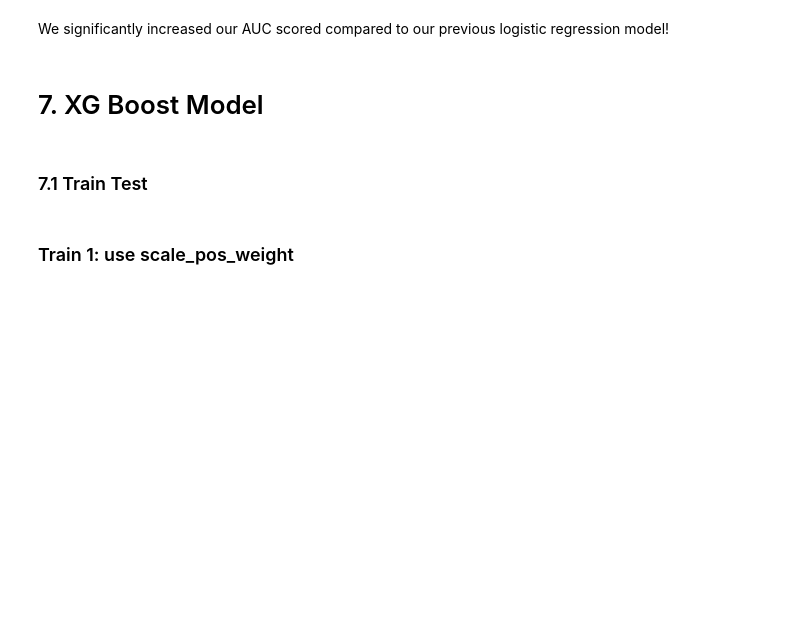
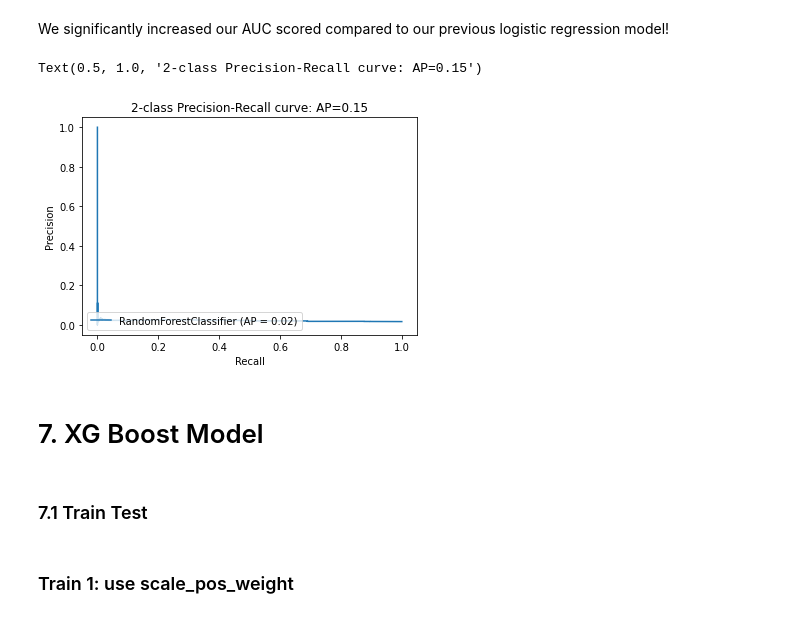
Before and after one commit to freecode23/creditCardFraud, a Jupyter notebook: PreprocessingTraining.ipynb, the cells around one changed output. Saved outputs shown, nothing was run; the diff lists cells and outputs as text; code cells hidden in the pictures; blank space fills up the shorter version.

```diff
--- a/PreprocessingTraining.ipynb
+++ b/PreprocessingTraining.ipynb
@@ -939,4 +943,14 @@ plt.legend(loc = 'lower right')
 # %% [markdown]
 We significantly increased our AUC scored compared to our previous logistic regression model!
+# %%
+average_precision2 = average_precision_score(y_test, preds2)
+
+disp = plot_precision_recall_curve(rf_best,X_test, y_test)
+
+disp.ax_.set_title('2-class Precision-Recall curve: '
+                   'AP={0:0.2f}'.format(average_precision2))
+# %% [output]
+Text(0.5, 1.0, '2-class Precision-Recall curve: AP=0.15')
+[figure, added]
 # %% [markdown]
 # 7. XG Boost Model<a id='7_XG_Boost_Model'></a>
```
Also changed, not shown: parts of 42 cells of this notebook, 4 other files.
